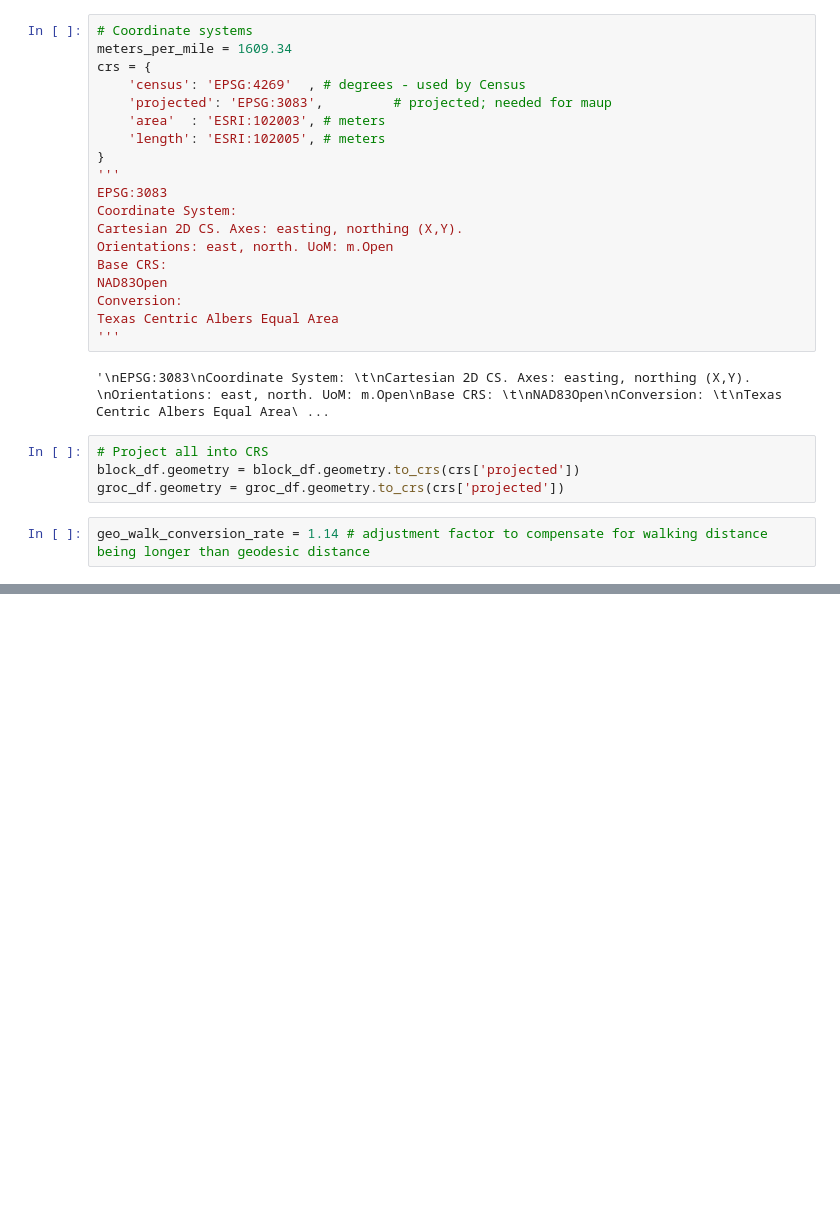
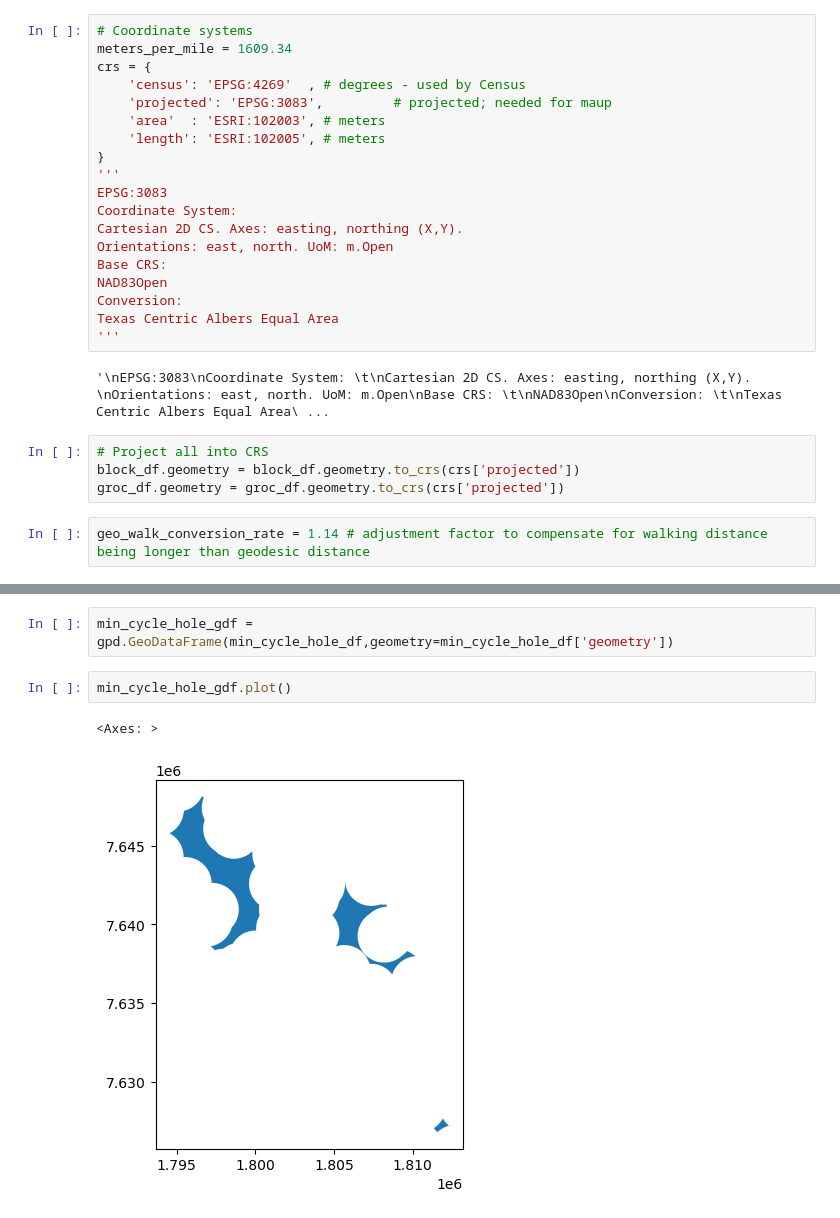
Before and after one commit to andreakbarreiro/MinGenResources-DFW, a Jupyter notebook: Minimal Scaffold/MinScaffold_Dallas.ipynb, the cells around one changed output, grey strips where cells are left out. Drawn from its saved outputs; the diff is of its cells as text; blank space fills up the shorter version.

```diff
--- a/Minimal Scaffold/MinScaffold_Dallas.ipynb
+++ b/Minimal Scaffold/MinScaffold_Dallas.ipynb
@@ -317,0 +374,7 @@ for i in indices:
+# %%
+min_cycle_hole_gdf = gpd.GeoDataFrame(min_cycle_hole_df,geometry=min_cycle_hole_df['geometry'])
+# %%
+min_cycle_hole_gdf.plot()
+# %% [output]
+<Axes: >
+[figure, added]
```
Also changed, not shown: parts of 11 cells of this notebook.
